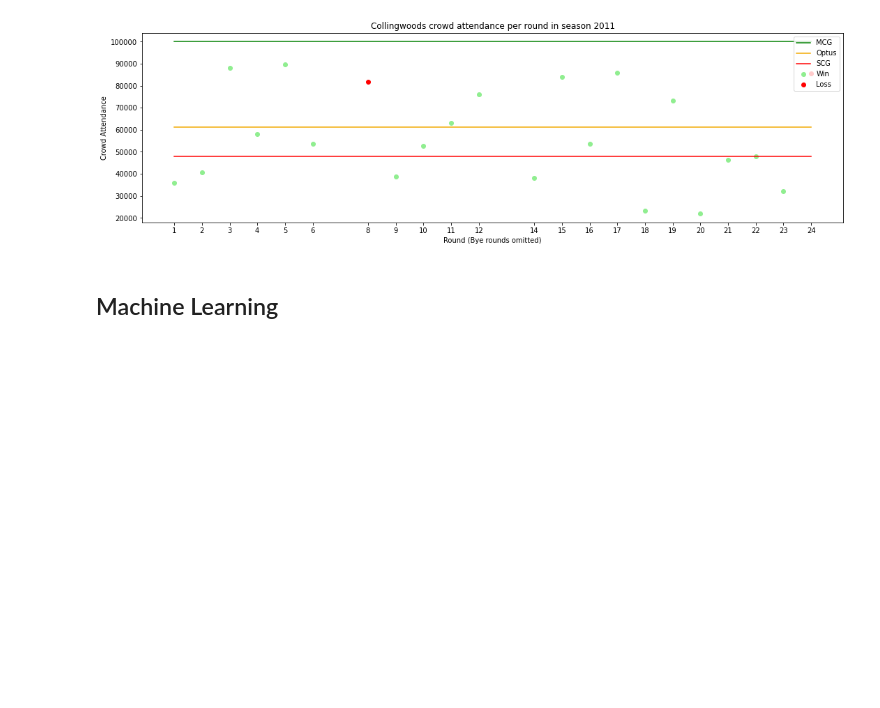
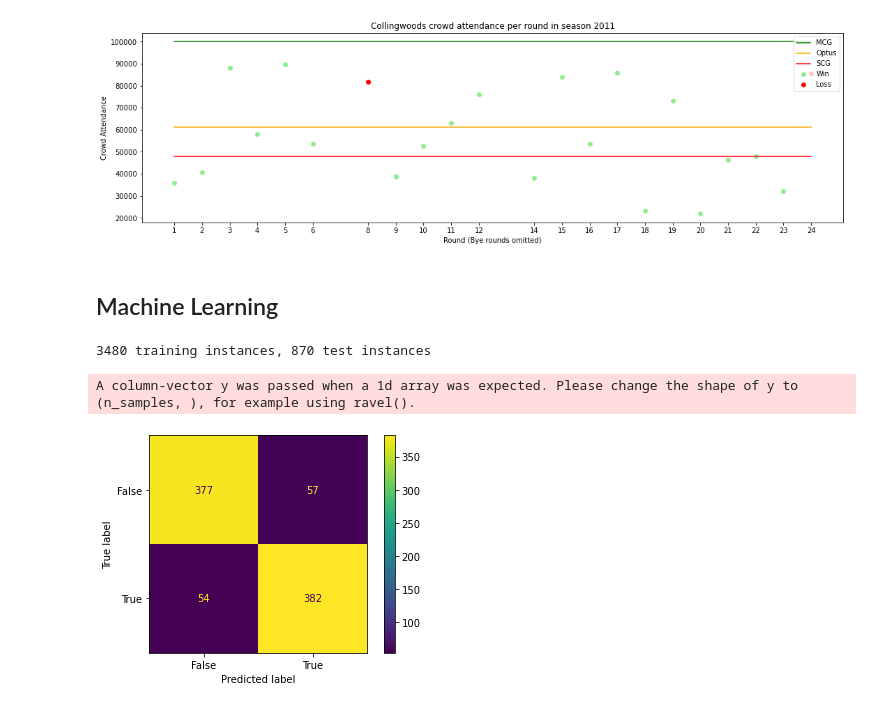
Before and after one commit to JMelleuish/Collingwood, a Jupyter notebook: Data_Analysis.ipynb, the cells around one changed output. Drawn from its saved outputs; the diff is of its cells as text; code cells hidden in the pictures; blank space fills up the shorter version.

```diff
--- a/Data_Analysis.ipynb
+++ b/Data_Analysis.ipynb
@@ -132,3 +132,39 @@ See the caveats in the documentation: https://pandas.pydata.org/pandas-docs/stab
 [figure]
 # %% [markdown]
 ## Machine Learning
+# %%
+from sklearn import metrics
+from sklearn.model_selection import train_test_split
+from sklearn import svm
+
+Continuous_COLS = ['FinalScore', 'Time', 'ActualCrowd',  'Margin']
+Continuous_COLS = df[Continuous_COLS]
+normalised_df=(Continuous_COLS-Continuous_COLS.min())/(Continuous_COLS.max()-Continuous_COLS.min()) # Normalising
+normalised_df['Team'] = df['Team']
+normalised_df['Round'] = df['Round']
+normalised_df['HomeAway'] = df['HomeAway']
+normalised_df['Day'] = df['Day']
+normalised_df['Venue'] = df['Venue']
+normalised_df['Season'] = df['Season']
+normalised_df['Opposition'] = df['Opposition']
+normalised_df['LadderPosition'] = df['LadderPosition']
+normalised_df['WinLoss'] = df['WinLoss']
+vectorized = pd.get_dummies(normalised_df, columns=['Team', 'Round', 'HomeAway', 'Day', 'Venue', 'Season', 'Opposition', 'LadderPosition']) # Converting to indicator variables
+
+TARGET_COLS = ['WinLoss']
+train, test = train_test_split(vectorized, train_size=0.8, random_state=0)
+X_train, y_train = train.drop(TARGET_COLS, axis=1), train[TARGET_COLS]
+X_test, y_test = test.drop(TARGET_COLS, axis=1), test[TARGET_COLS]
+print(f'{len(X_train)} training instances, {len(X_test)} test instances')
+
+clf = svm.SVC()
+clf.fit(X_train, y_train)
+predictions = clf.predict(X_test)
+confusion_matrix = metrics.confusion_matrix(y_test, predictions)
+cm_display = metrics.ConfusionMatrixDisplay(confusion_matrix = confusion_matrix, display_labels = [False, True])
+cm_display.plot()
+plt.show()
+# %% [output]
+3480 training instances, 870 test instances
+A column-vector y was passed when a 1d array was expected. Please change the shape of y to (n_samples, ), for example using ravel().
+[figure, added]
```
Also changed, not shown: 7 other files.
